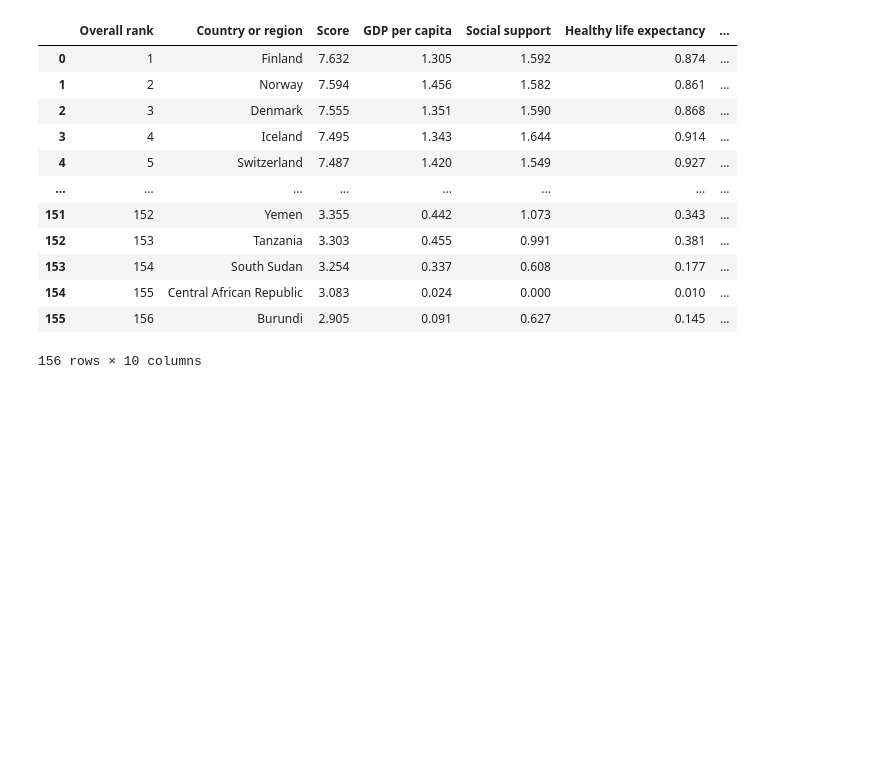
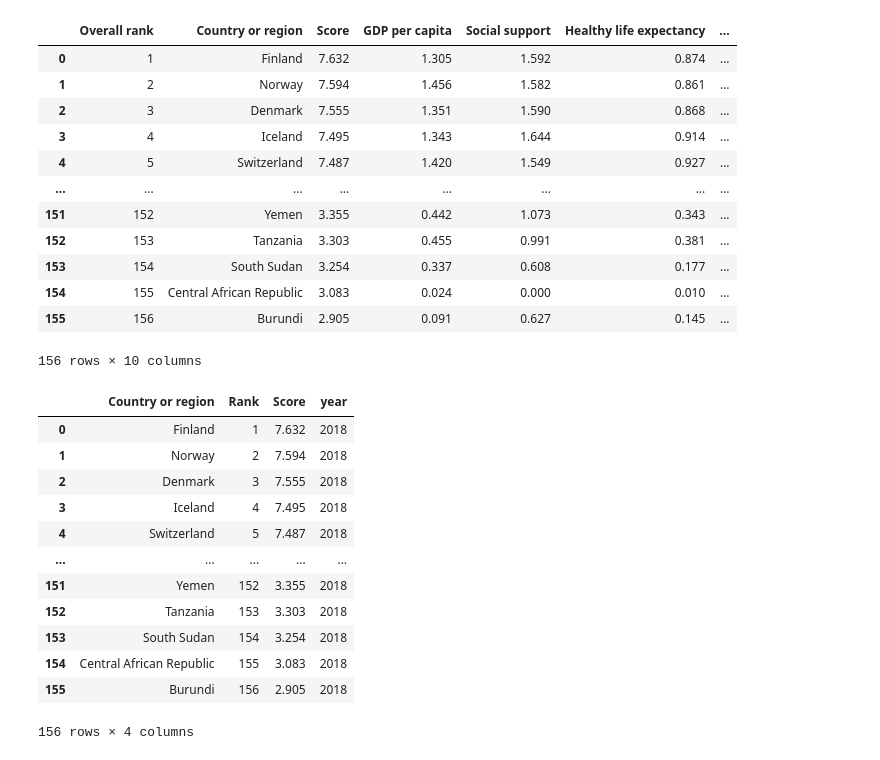
Before and after one commit to littlewhitecatdoge/Worldwide_Happiness_Report-data-visualation, a Jupyter notebook: data/clean.ipynb, the cells around one changed output. Cells and saved outputs as stored; diff of their text form; code cells hidden in the pictures; blank space fills up the shorter version.

```diff
--- a/data/clean.ipynb
+++ b/data/clean.ipynb
@@ -128,5 +128,19 @@ df2018
 156 rows × 10 columns
 # %%
 df2018=df2018[["Country or region","Overall rank","Score","year"]]
-df2018.columns=["Country or region","Happiness Rank","Happiness Score","year"]
+df2018.columns=["Country or region","Rank","Score","year"]
 df2018
+# %% [output]
+|  | Country or region | Rank | Score | year |
+| 0 | Finland | 1 | 7.632 | 2018 |
+| 1 | Norway | 2 | 7.594 | 2018 |
+| 2 | Denmark | 3 | 7.555 | 2018 |
+| 3 | Iceland | 4 | 7.495 | 2018 |
+| 4 | Switzerland | 5 | 7.487 | 2018 |
+| ... | ... | ... | ... | ... |
+| 151 | Yemen | 152 | 3.355 | 2018 |
+| 152 | Tanzania | 153 | 3.303 | 2018 |
+| 153 | South Sudan | 154 | 3.254 | 2018 |
+| 154 | Central African Republic | 155 | 3.083 | 2018 |
+| 155 | Burundi | 156 | 2.905 | 2018 |
+156 rows × 4 columns
```
Also changed, not shown: parts of 6 cells of this notebook, 2 other files.
